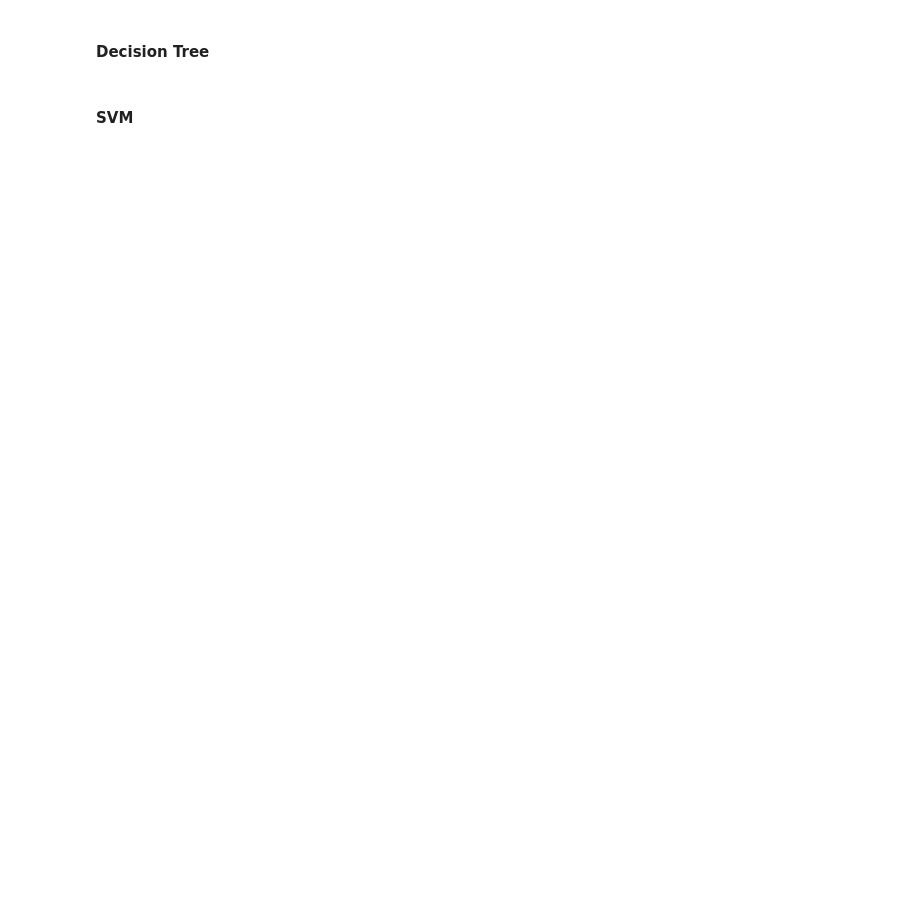
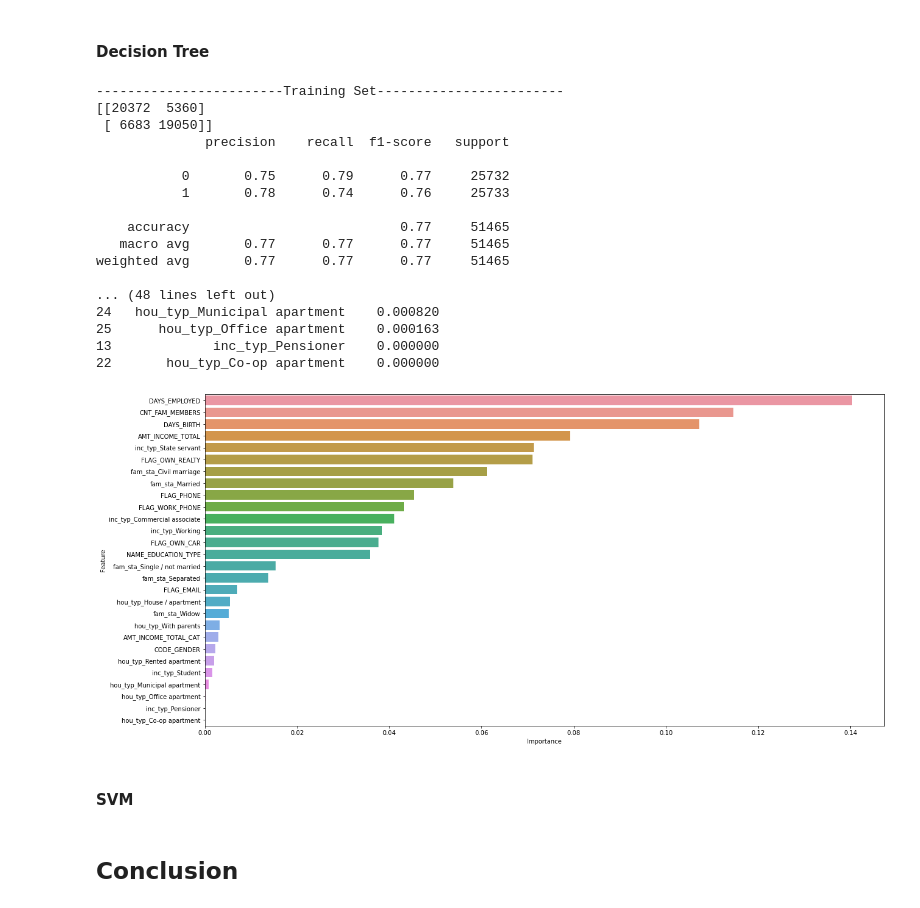
Before and after one commit to Chilthalanka/credit-card-approval-prediction, a Jupyter notebook: credit-card-approval-prediction.ipynb, the cells around one changed output. Saved outputs shown, nothing was run; the diff lists cells and outputs as text; code cells hidden in the pictures; blank space fills up the shorter version.

```diff
--- a/credit-card-approval-prediction.ipynb
+++ b/credit-card-approval-prediction.ipynb
@@ -240,9 +341,9 @@ lr_clf = LogisticRegression(solver='liblinear')
 
 grid_values = {
     'penalty' : ['l1', 'l2'],
-    'C' : np.logspace(-4, 4, 20)
+    'C' : [0.01, 0.1, 1, 10, 100]
 }
 
-grid_lr_clf = GridSearchCV(lr_clf, param_grid=grid_values, scoring='recall', cv=5, n_jobs=4, verbose=10)
+grid_lr_clf = GridSearchCV(lr_clf, param_grid=grid_values, scoring='recall', cv=5, n_jobs=1, verbose=3)
 
 grid_lr_clf.fit(X_train, y_train)
@@ -259,6 +386,6 @@ grid_values = {
     'n_neighbors': [1, 2, 3, 5, 7, 9, 10]
 }
 
-grid_knn_clf = GridSearchCV(knn_clf, param_grid=grid_values, scoring='recall', cv=5, n_jobs=4, verbose=10)
+grid_knn_clf = GridSearchCV(knn_clf, param_grid=grid_values, scoring='recall', cv=5, n_jobs=1, verbose=3)
 
 grid_knn_clf.fit(X_train, y_train)
@@ -277,6 +430,6 @@ grid_values = {
     'min_samples_leaf': [1, 2, 3, 4, 5]
 }
 
-grid_dt_clf = GridSearchCV(dt_clf, param_grid=grid_values, scoring='recall', cv=5, n_jobs=4, verbose=10)
+grid_dt_clf = GridSearchCV(dt_clf, param_grid=grid_values, scoring='recall', cv=5, n_jobs=4, verbose=3)
 
 grid_dt_clf.fit(X_train, y_train)
@@ -301,10 +467,10 @@ fig.savefig('./outputs/dt_clf.png', transparent=False)
 svm_clf = SVC(gamma='scale')
 
 grid_values = {
-    'C': [0.01, 0.1, 1, 10, 100],
+    'C': [0.01, 0.1, 1, 10],
     'kernel': ['linear', 'poly', 'rbf']
 }
 
-grid_svm_clf = GridSearchCV(svm_clf, param_grid=grid_values, scoring='recall', cv=5, n_jobs=-1, verbose=3)
+grid_svm_clf = GridSearchCV(svm_clf, param_grid=grid_values, scoring='recall', cv=3, n_jobs=-1, verbose=3)
 
 grid_svm_clf.fit(X_train, y_train)
@@ -405,30 +627,62 @@ print("Test Set f1: {:.4f}".format(f1_score(y_test, y_test_pred)))
 # %%
 model = grid_dt_clf.best_estimator_
 
 y_train_pred = model.predict(X_train)
 y_test_pred = model.predict(X_test)
 
 
 # Training set
 print("------------------------Training Set------------------------")
 print(confusion_matrix(y_train, y_train_pred))
 print(classification_report(y_train, y_train_pred))
 
 print("Training Set Accuracy: {:.4f}".format(accuracy_score(y_train, y_train_pred)))
 print("Training Set Precision: {:.4f}".format(precision_score(y_train, y_train_pred)))
 print("Training Set Recall: {:.4f}".format(recall_score(y_train, y_train_pred)))
 print("Training Set f1: {:.4f}".format(f1_score(y_train, y_train_pred)))
 
 
 # Test set
 print("\n--------------------------Test Set--------------------------")
 print(confusion_matrix(y_test, y_test_pred))
 print(classification_report(y_test, y_test_pred))
 
 print("Test Set Accuracy: {:.4f}".format(accuracy_score(y_test, y_test_pred)))
 print("Test Set Precision: {:.4f}".format(precision_score(y_test, y_test_pred)))
 print("Test Set Recall: {:.4f}".format(recall_score(y_test, y_test_pred)))
 print("Test Set f1: {:.4f}".format(f1_score(y_test, y_test_pred)))
+
+
+# Feature importance
+print("\n~~~~~~~~ Feature Importance ~~~~~~~~")
+dt_imp_df = feat_import(model, X_train)
+
+print(dt_imp_df.head(50), '\n')
+
+fig = plt.figure(figsize=(20, 10))
+
+sns.barplot(data=dt_imp_df, x="Importance", y="Feature")
+
+plt.show()
+# %% [output]
+------------------------Training Set------------------------
+[[20372  5360]
+ [ 6683 19050]]
+              precision    recall  f1-score   support
+
+           0       0.75      0.79      0.77     25732
+           1       0.78      0.74      0.76     25733
+
+    accuracy                           0.77     51465
+   macro avg       0.77      0.77      0.77     51465
+weighted avg       0.77      0.77      0.77     51465
+
+... (48 lines left out)
+24   hou_typ_Municipal apartment    0.000820
+25      hou_typ_Office apartment    0.000163
+13             inc_typ_Pensioner    0.000000
+22       hou_typ_Co-op apartment    0.000000
+[figure, added]
 # %% [markdown]
 #### SVM
 # %%
@@ -458,3 +712,5 @@ print("Test Set Accuracy: {:.4f}".format(accuracy_score(y_test, y_test_pred)))
 print("Test Set Precision: {:.4f}".format(precision_score(y_test, y_test_pred)))
 print("Test Set Recall: {:.4f}".format(recall_score(y_test, y_test_pred)))
 print("Test Set f1: {:.4f}".format(f1_score(y_test, y_test_pred)))
+# %% [markdown]
+## Conclusion
```
Also changed, not shown: parts of 27 cells of this notebook.
